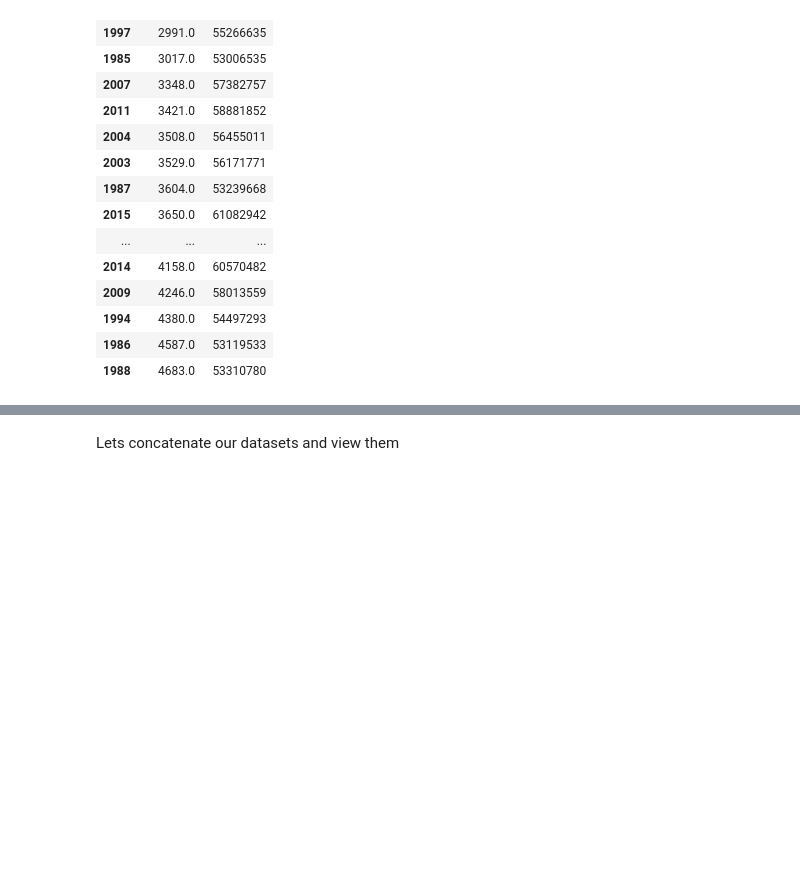
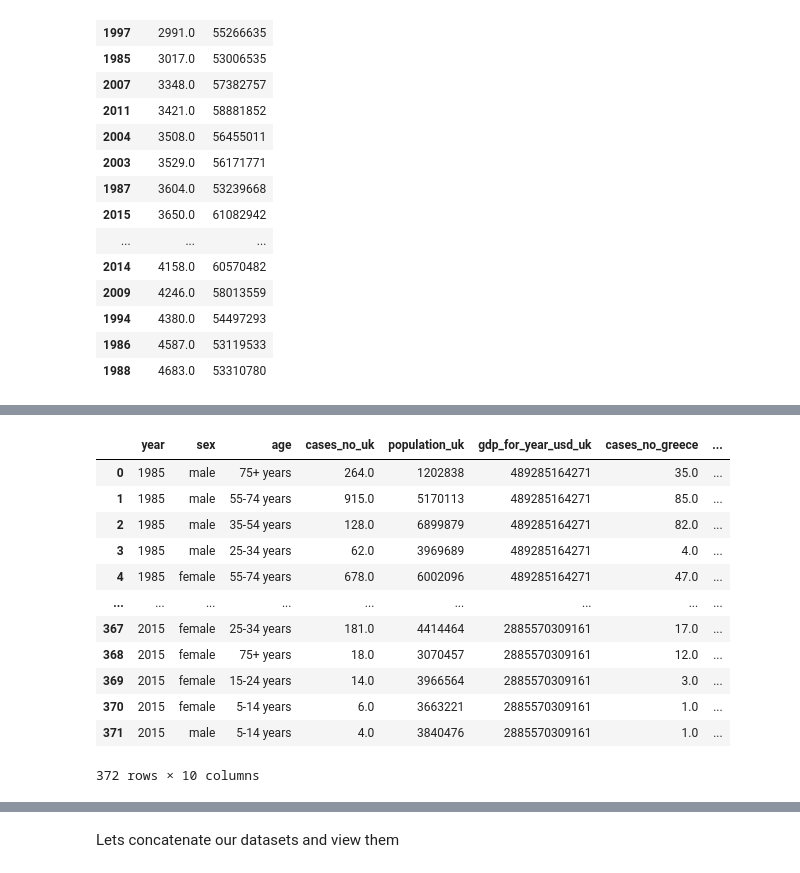
Before and after one commit to catriiona/TeamCoders_Event_Based_Model, a Jupyter notebook: Data_Cleaning_And_Wrangling/Data_Wrangling_WHO.ipynb, the cells around one changed output, grey strips where cells are left out. Cells and saved outputs as stored; diff of their text form; code cells hidden in the pictures; blank space fills up the shorter version.

```diff
--- a/Data_Cleaning_And_Wrangling/Data_Wrangling_WHO.ipynb
+++ b/Data_Cleaning_And_Wrangling/Data_Wrangling_WHO.ipynb
@@ -856,0 +923,21 @@ If you us the following code that concatenates the dataframes (df1 and df2)  wit
+# %%
+df_uk_greece = pd.merge(df_uk, df_greece,
+                        how='outer',on=['year','age','sex'],
+                        suffixes=['_uk','_greece'],indicator=True)
+# Since suffixed in the merge, we can drop the countries
+df_uk_greece = df_uk_greece.drop(columns = ['country_uk','country_greece'])
+df_uk_greece
+# %% [output]
+|  | year | sex | age | cases_no_uk | population_uk | gdp_for_year_usd_uk | cases_no_greece | ... |
+| 0 | 1985 | male | 75+ years | 264.0 | 1202838 | 489285164271 | 35.0 | ... |
+| 1 | 1985 | male | 55-74 years | 915.0 | 5170113 | 489285164271 | 85.0 | ... |
+| 2 | 1985 | male | 35-54 years | 128.0 | 6899879 | 489285164271 | 82.0 | ... |
+| 3 | 1985 | male | 25-34 years | 62.0 | 3969689 | 489285164271 | 4.0 | ... |
+| 4 | 1985 | female | 55-74 years | 678.0 | 6002096 | 489285164271 | 47.0 | ... |
+| ... | ... | ... | ... | ... | ... | ... | ... | ... |
+| 367 | 2015 | female | 25-34 years | 181.0 | 4414464 | 2885570309161 | 17.0 | ... |
+| 368 | 2015 | female | 75+ years | 18.0 | 3070457 | 2885570309161 | 12.0 | ... |
+| 369 | 2015 | female | 15-24 years | 14.0 | 3966564 | 2885570309161 | 3.0 | ... |
+| 370 | 2015 | female | 5-14 years | 6.0 | 3663221 | 2885570309161 | 1.0 | ... |
+| 371 | 2015 | male | 5-14 years | 4.0 | 3840476 | 2885570309161 | 1.0 | ... |
+372 rows × 10 columns
```
Also changed, not shown: parts of 60 cells of this notebook.
